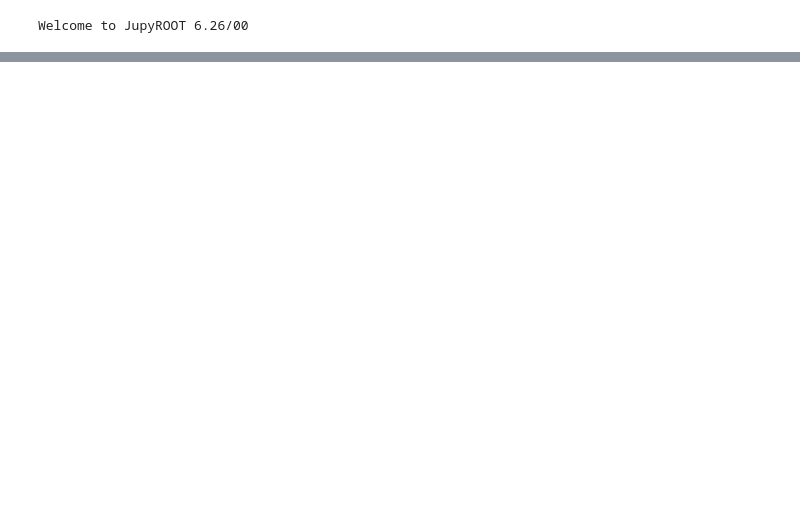
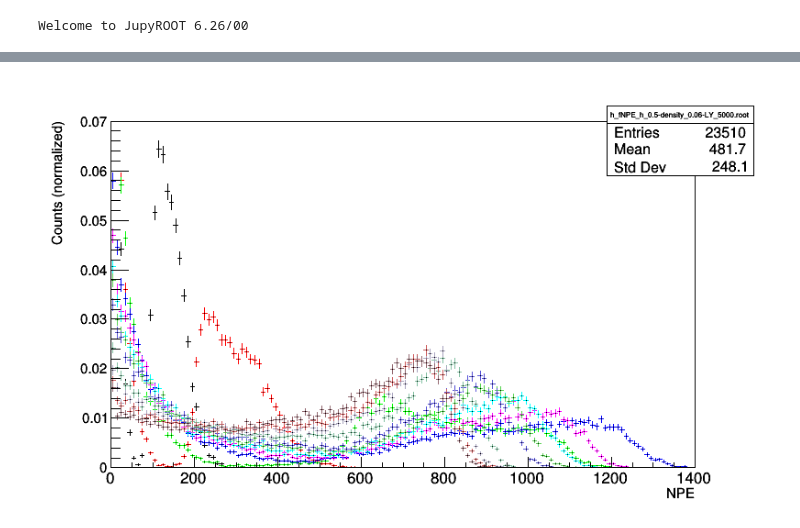
Before and after one commit to austindsc/cf4_geant4, a Jupyter notebook: anaScripts/compRho.ipynb, the cells around one changed output, grey strips where cells are left out. Drawn from its saved outputs; the diff is of its cells as text; code cells hidden in the pictures; blank space fills up the shorter version.

```diff
--- a/anaScripts/compRho.ipynb
+++ b/anaScripts/compRho.ipynb
@@ -39,0 +59,3 @@ TFile**         testFile.root
+# %%
+## formatting ##
+myColList = [1, 2, 3, 4, 6, 7, 8, 9, 30, 40, 46, 49]
@@ -39,0 +79,14 @@ TFile**         testFile.root
+# %%
+## adding histograms to run objects ##
+nbin = 200
+peMax = 2000
+
+sVar = "fNPE"
+for i, ro in enumerate(runObjs):
+    hName = "h_%s_%s" % (sVar, ro.name)
+    h = TH1F(hName, hName, nbin, 0, peMax)
+    ro.addHist(h, "h"+sVar[1:])
+
+    a = "%s>>%s" % (sVar, hName)
+    ro.tt.Draw(a, "", "goff")
+    ro.hNPE.SetLineColor(myColList[i])
@@ -39,0 +113,41 @@ TFile**         testFile.root
+# %%
+if "hs" in locals():
+    del hs
+
+# fdubGaus =
+## manipulating histograms ##
+for r in runObjs:
+    h = r.hNPE
+    h.Scale(1/h.Integral())
+    h.GetXaxis().SetRangeUser(0, 1500)
+    h.GetYaxis().SetRangeUser(0., 0.15)
+
+    # h.SetMarkerStyle(34)
+    # h.SetMarkerSize(1)
+    # h.SetMaximum(0.4)
+    ### fitting ###
+    # nLast = h.FindLastBinAbove(0.002)
+    # xLast = h.GetXaxis().GetBinCenter(nLast)
+    # fit = (h.Fit("gaus", "QS", "", xLast-200, xLast)).Get()
+
+c1 = TCanvas( 'c1', 'The THStack canvas', 800, 500)
+
+hs = THStack("hs", "");
+hs.SetMaximum(0.07)
+for r in runObjs:
+    hs.Add(r.hNPE)
+    # r.hNPE.GetEntries()
+
+# hs.SetMaximum(2000)
+#hs.SetMinimum(10)
+hs.Draw("nostack")
+hs.GetXaxis().SetLimits(0, 1400)
+hs.GetXaxis().SetTitle("NPE")
+hs.GetXaxis().SetLabelSize(.04)
+hs.GetYaxis().SetTitle("Counts (normalized)")
+
+# c1.cd(0).SetLogy()
+c1.Update()
+c1.Draw()
+# %% [output]
+[figure, added]
```
Also changed, not shown: parts of 11 cells of this notebook, 5 other files.
